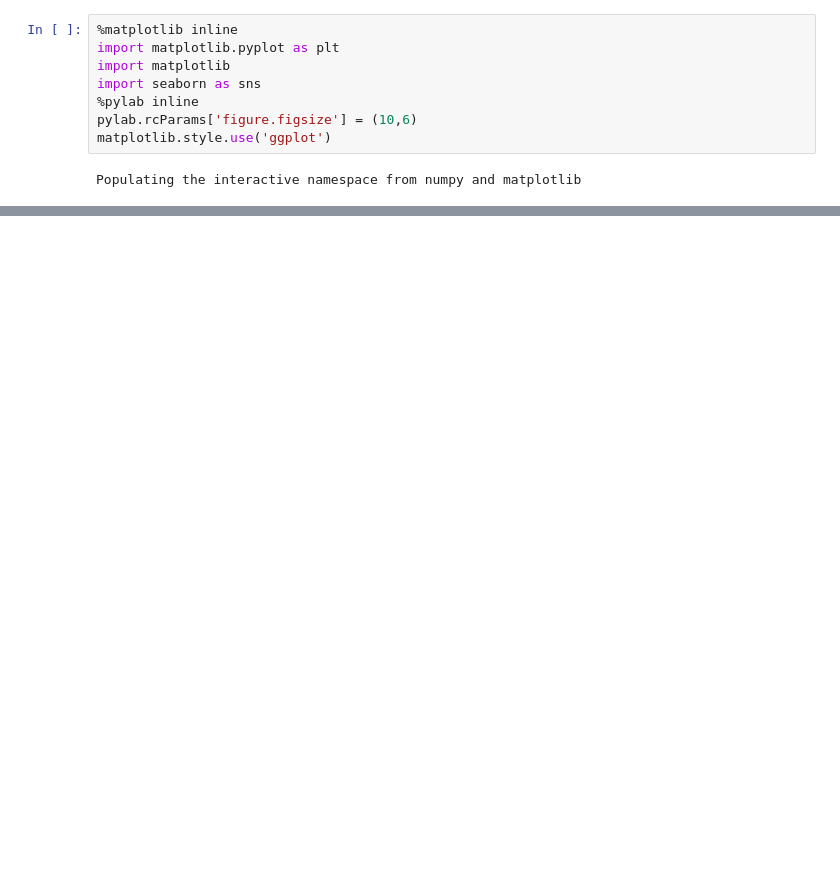
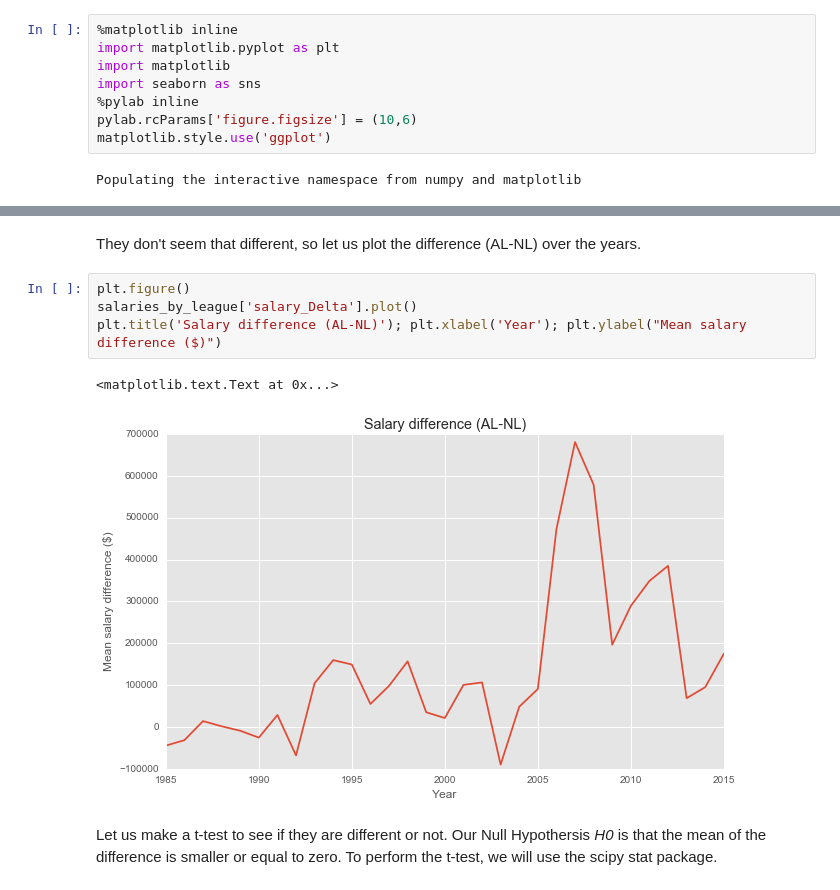
Before and after one commit to spinaotey/project-baseball, a Jupyter notebook: baseball_data_analysis.ipynb, the cells around one changed output, grey strips where cells are left out. Cells and saved outputs as stored; diff of their text form; blank space fills up the shorter version.

```diff
--- a/baseball_data_analysis.ipynb
+++ b/baseball_data_analysis.ipynb
@@ -126,0 +134,11 @@ salaries_by_league[['salary_AL','salary_NL']].plot()
+# %% [markdown]
+They don't seem that different, so let us plot the difference (AL-NL) over the years.
+# %%
+plt.figure()
+salaries_by_league['salary_Delta'].plot()
+plt.title('Salary difference (AL-NL)'); plt.xlabel('Year'); plt.ylabel("Mean salary difference ($)")
+# %% [output]
+<matplotlib.text.Text at 0x...>
+[figure, added]
+# %% [markdown]
+Let us make a t-test to see if they are different or not. Our Null Hypothersis _H0_ is that the mean of the difference is smaller or equal to zero. To perform the t-test, we will use the scipy stat package.
```
Also changed, not shown: parts of 7 cells of this notebook.
